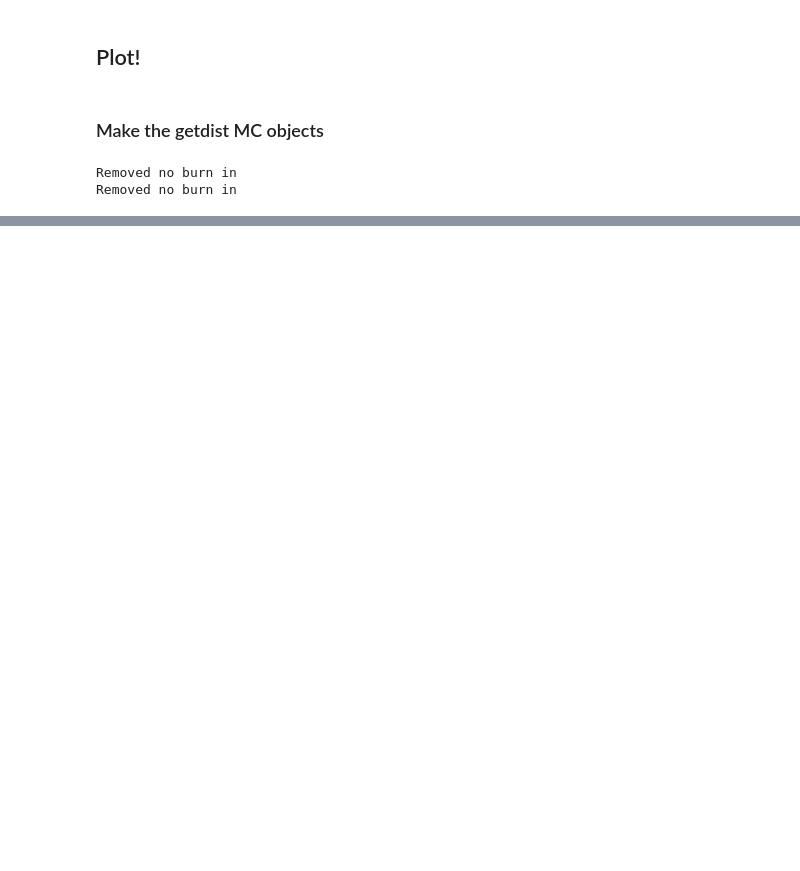
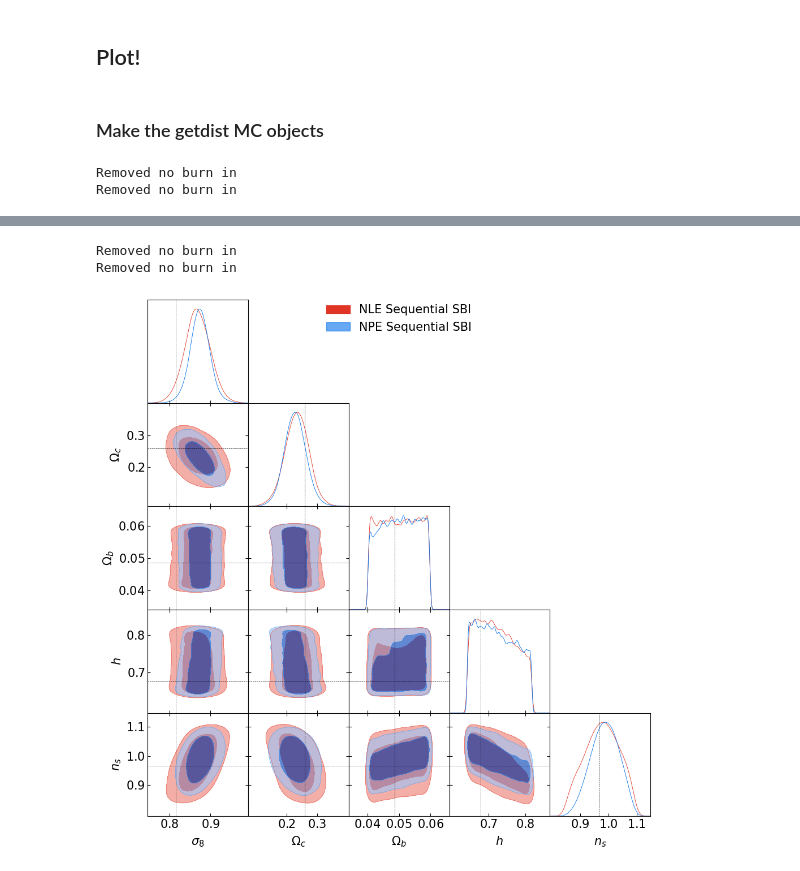
Before and after one commit to astro-informatics/sbi_tutorial, a Jupyter notebook: cosmology_sbi_tutorial.ipynb, the cells around one changed output, grey strips where cells are left out. Drawn from its saved outputs; the diff is of its cells as text; code cells hidden in the pictures; blank space fills up the shorter version.

```diff
--- a/cosmology_sbi_tutorial.ipynb
+++ b/cosmology_sbi_tutorial.ipynb
@@ -406,0 +437,12 @@ npe_posterior_log_probs = npe_posterior.potential(npe_posterior_theta.detach(),
+# %%
+npe_inference_seq = NPE(prior)
+npe_proposal_seq = prior
+# %%
+for _ in range(num_rounds_seq):
+    theta_seq = npe_proposal_seq.sample((num_sims_seq,))
+    x = chunked_simulator(theta_seq.detach().numpy(), chunk_size=10)
+    compressed_x = np.asarray(x)@evecs # This is the step where we apply the compression from above to our simulated data
+    compressed_x = torch.tensor(compressed_x, dtype=torch.float32)
+    _ = npe_inference_seq.append_simulations(theta_seq, compressed_x, npe_proposal_seq).train()
+    npe_posterior_seq = npe_inference_seq.build_posterior().set_default_x(compressed_obs)
+    npe_proposal_seq = npe_posterior_seq
@@ -407,3 +459,7 @@ npe_posterior_log_probs = npe_posterior.potential(npe_posterior_theta.detach(),
+# %%
+npe_posterior_theta_seq = npe_posterior_seq.sample((20000,), x=compressed_obs)
+npe_posterior_samples_seq = npe_posterior_theta_seq.detach().numpy()
+npe_posterior_log_probs_seq = npe_posterior_seq.potential(npe_posterior_theta_seq.detach(), x=torch.tensor(compressed_obs, dtype=torch.float32)).numpy()
 # %% [markdown]
 ## Plot!
 # %%
@@ -442,3 +500,30 @@ triangle_plot(
+# %%
+nle_samples_seq = MCSamples(
+    samples=nle_posterior_samples_seq,
+    loglikes=nle_posterior_log_probs_seq,
+    names=params,
+    labels=param_labels,
+    label="NLE Sequential SBI",
+    sampler="mcmc",
+)
+
+npe_samples_seq = MCSamples(
+    samples=npe_posterior_samples_seq,
+    loglikes=npe_posterior_log_probs_seq,
+    names=params,
+    labels=param_labels,
+    label="NPE Sequential SBI",
+    sampler="mcmc",
+)
+# %% [output]
+Removed no burn in
+Removed no burn in
+# %%
+triangle_plot(
+    [nle_samples_seq, npe_samples_seq],
+    truth=truth_marker)
+# %% [output]
+[figure, added]
 # %% [markdown]
 ## So whilst we have a posterior, we should do a coverage test
 
```
Also changed, not shown: parts of 27 cells of this notebook, 7 other files.
